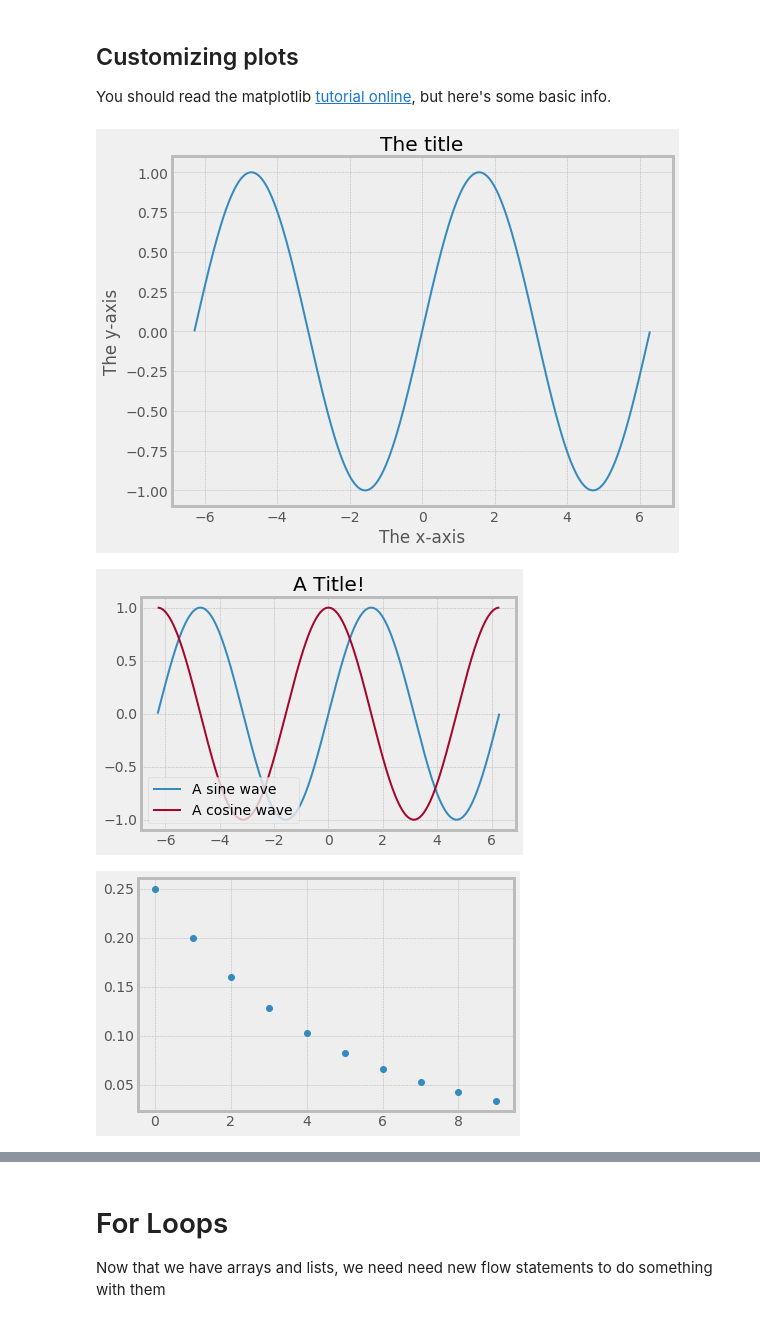
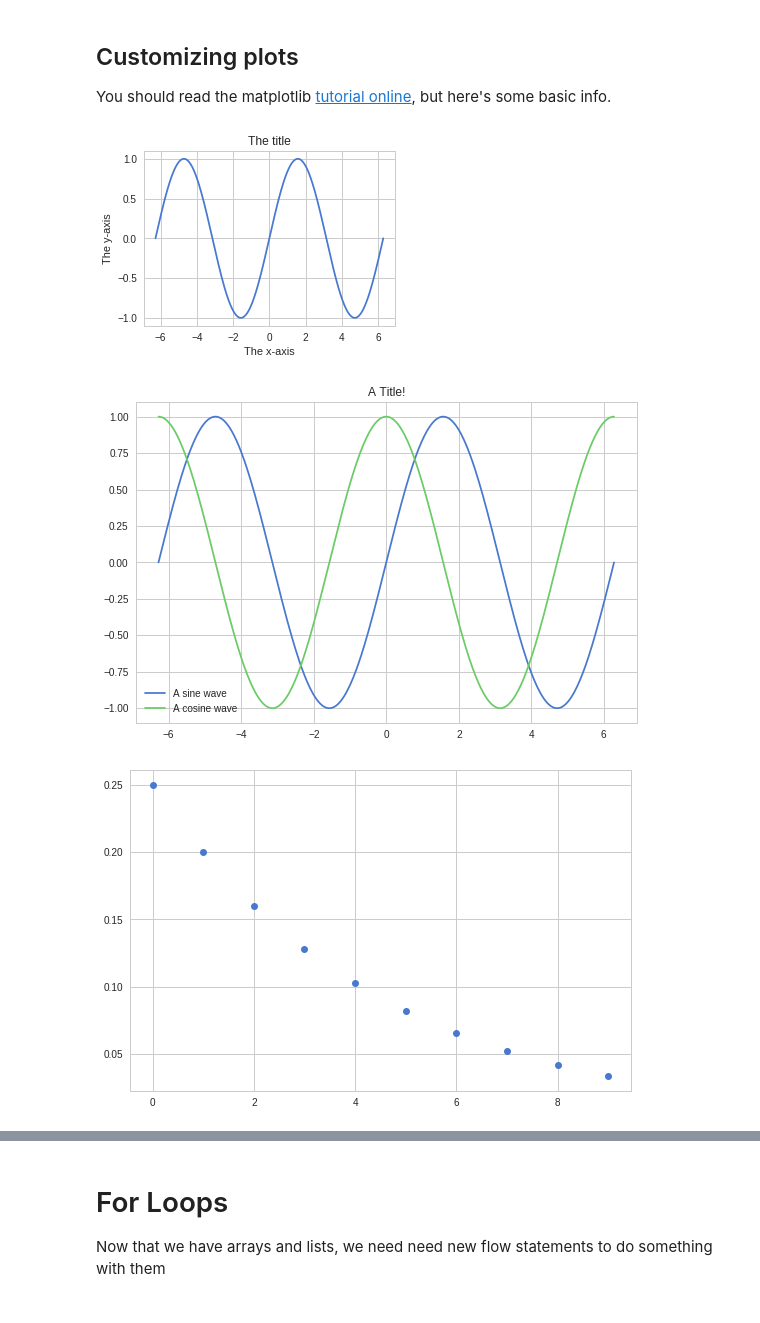
Before and after one commit to whitead/numerical_stats, a Jupyter notebook: unit_4/lectures/lecture_1.ipynb, the cells around one changed output, grey strips where cells are left out. Saved outputs shown, nothing was run; the diff lists cells and outputs as text; code cells hidden in the pictures.

```diff
--- a/unit_4/lectures/lecture_1.ipynb
+++ b/unit_4/lectures/lecture_1.ipynb
@@ -300,16 +325,16 @@ Customizing plots
 ----
 You should read the matplotlib [tutorial online](http://matplotlib.org/users/pyplot_tutorial.html), but here's some basic info.
 # %%
-plt.style.use('bmh')
-plt.figure(figsize=(8,6))
+plt.style.use('seaborn-whitegrid')
+plt.figure(figsize=(4,3))
 
 plt.plot(x,y)
 plt.xlabel("The x-axis")
 plt.ylabel("The y-axis")
 plt.title("The title")
 plt.show()
 # %% [output]
-[figure, old version]
+[figure, new version]
 # %%
 plt.plot(x,y, label="A sine wave")
 plt.plot(x, np.cos(x), label="A cosine wave")
@@ -317,7 +342,7 @@ plt.title("A Title!")
 plt.legend(loc='lower left')
 plt.show()
 # %% [output]
-[figure, old version]
+[figure, new version]
 # %%
 x = np.arange(10)
 p = 0.2
@@ -325,7 +350,7 @@ geo_p = (1 - p)**(x-1) * p
 plt.plot(x,geo_p,'o') #use circles
 plt.show()
 # %% [output]
-[figure, old version]
+[figure, new version]
 # %%
 x = np.arange(10)
 p = 0.2
```
Also changed, not shown: parts of 36 cells of this notebook.
